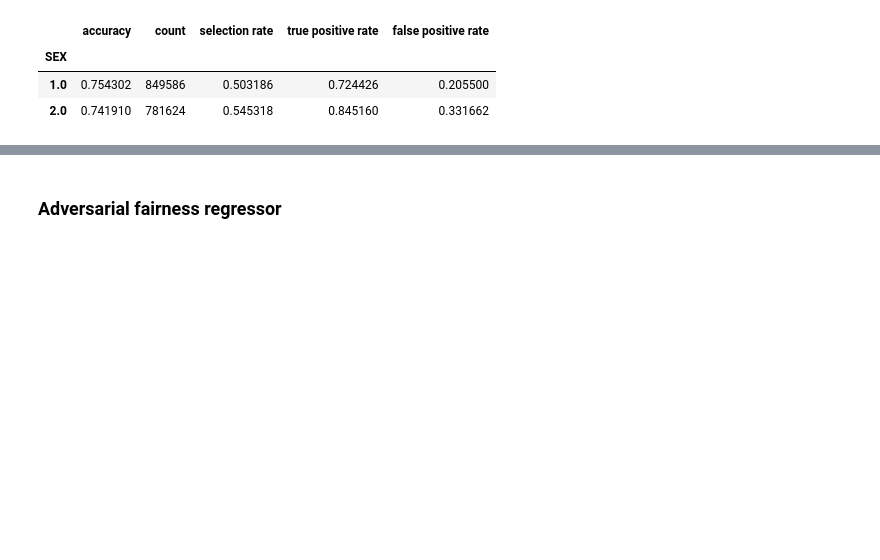
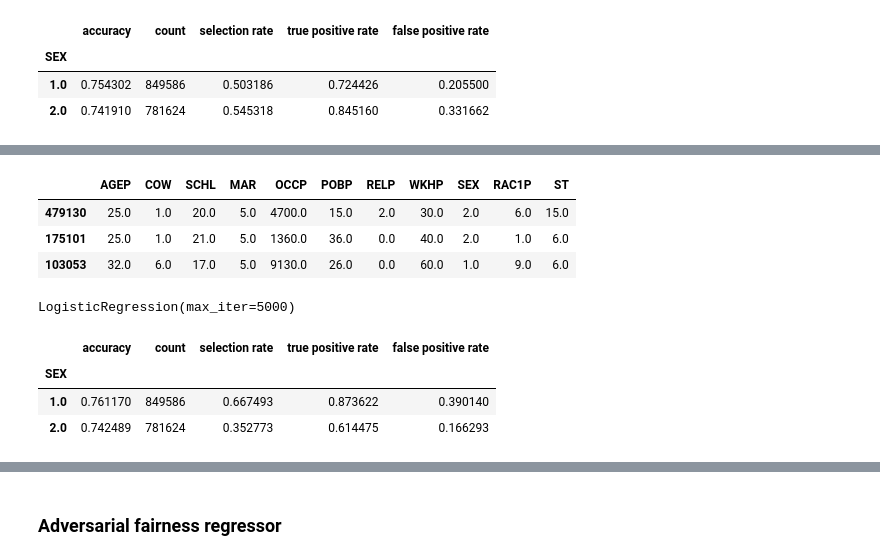
Before and after one commit to zeyuyang8/fairml, a Jupyter notebook: notebooks/acs_income_logreg.ipynb, the cells around one changed output, grey strips where cells are left out. Cells and saved outputs as stored; diff of their text form; code cells hidden in the pictures; blank space fills up the shorter version.

```diff
--- a/notebooks/acs_income_logreg.ipynb
+++ b/notebooks/acs_income_logreg.ipynb
@@ -111,0 +150,21 @@ def threshold_opt(est, constraint, objective, X, y_true, sensitive):
+# %%
+X_train.head(3)
+# %% [output]
+|  | AGEP | COW | SCHL | MAR | OCCP | POBP | RELP | WKHP | SEX | RAC1P | ST |
+| 479130 | 25.0 | 1.0 | 20.0 | 5.0 | 4700.0 | 15.0 | 2.0 | 30.0 | 2.0 | 6.0 | 15.0 |
+| 175101 | 25.0 | 1.0 | 21.0 | 5.0 | 1360.0 | 36.0 | 0.0 | 40.0 | 2.0 | 1.0 | 6.0 |
+| 103053 | 32.0 | 6.0 | 17.0 | 5.0 | 9130.0 | 26.0 | 0.0 | 60.0 | 1.0 | 9.0 | 6.0 |
+# %%
+model = est
+model.fit(X_train_cr, y_train)
+# %% [output]
+LogisticRegression(max_iter=5000)
+# %%
+y_pred = model.predict(X_test)
+metric = eval_binary_clf_fairness(y_test, y_pred, sensitive_test)  # Takes ~ 20 seconds
+metric.by_group[stats_list]
+# %% [output]
+|  | accuracy | count | selection rate | true positive rate | false positive rate |
+| SEX |  |  |  |  |  |
+| 1.0 | 0.761170 | 849586 | 0.667493 | 0.873622 | 0.390140 |
+| 2.0 | 0.742489 | 781624 | 0.352773 | 0.614475 | 0.166293 |
```
Also changed, not shown: parts of 20 cells of this notebook, 1 other file.
